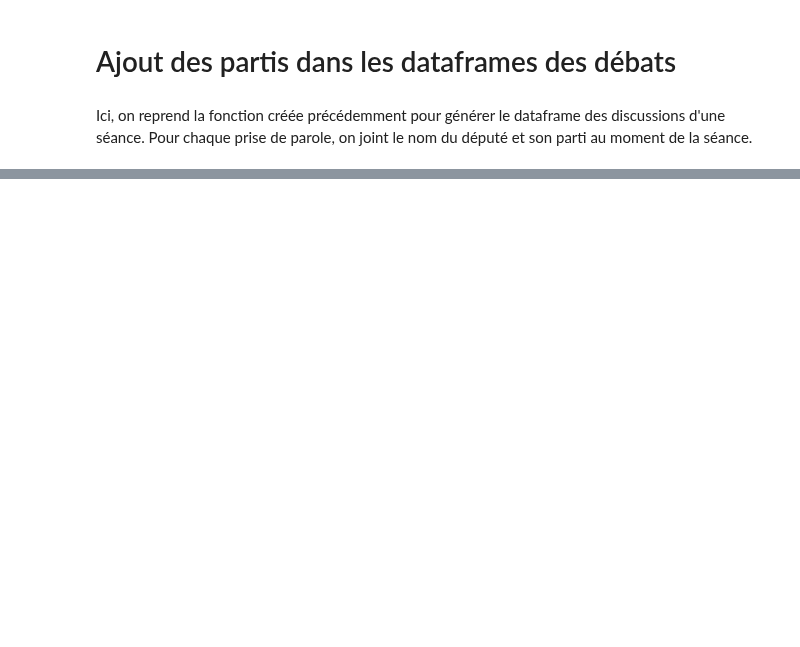
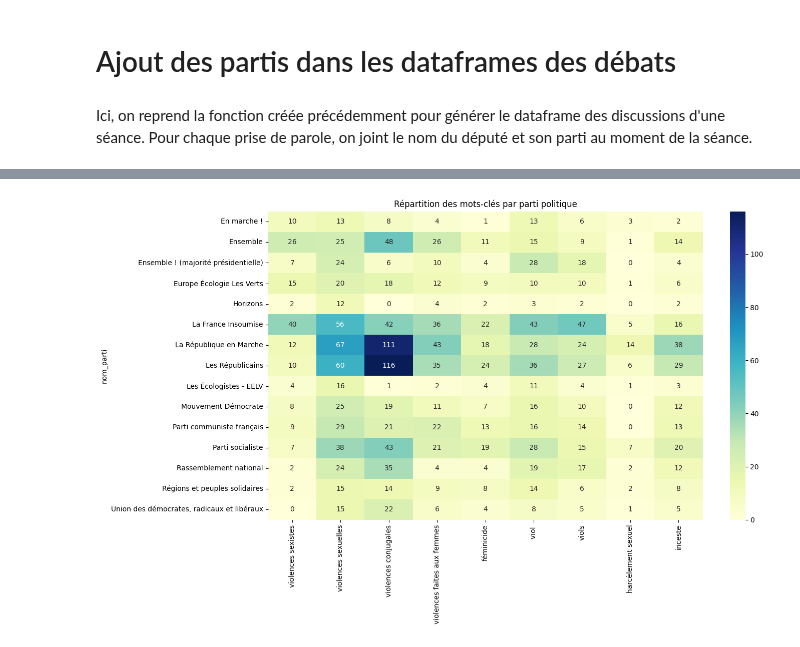
Before and after one commit to gabrielorsatti/projet_eco_socio, a Jupyter notebook: parsing_debats.ipynb, the cells around one changed output, grey strips where cells are left out. Saved outputs shown, nothing was run; the diff lists cells and outputs as text; code cells hidden in the pictures; blank space fills up the shorter version.

```diff
--- a/parsing_debats.ipynb
+++ b/parsing_debats.ipynb
@@ -303,0 +425,17 @@ def ajouter_partis(df_debats, df_deputes):
+# %%
+# on crée une colonne pour chaque mot-clé pour voir s'il est présent
+for mot in a_tester:
+    df_vss[mot] = df_vss['texte'].str.contains(mot, case=False, na=False)
+
+# on regroupe par parti et on fait la somme des détections
+heatmap_data = df_vss.groupby('nom_parti')[a_tester].sum()
+
+# on ne garde que les partis qui ont au moins 10 mentions au total pour la lisibilité
+heatmap_data = heatmap_data[heatmap_data.sum(axis=1) > 10]
+
+plt.figure(figsize=(14, 8))
+sns.heatmap(heatmap_data, annot=True, cmap="YlGnBu", fmt='g')
+plt.title("Répartition des mots-clés par parti politique")
+plt.show()
+# %% [output]
+[figure, added]
```
Also changed, not shown: parts of 15 cells of this notebook, 1 other file.
